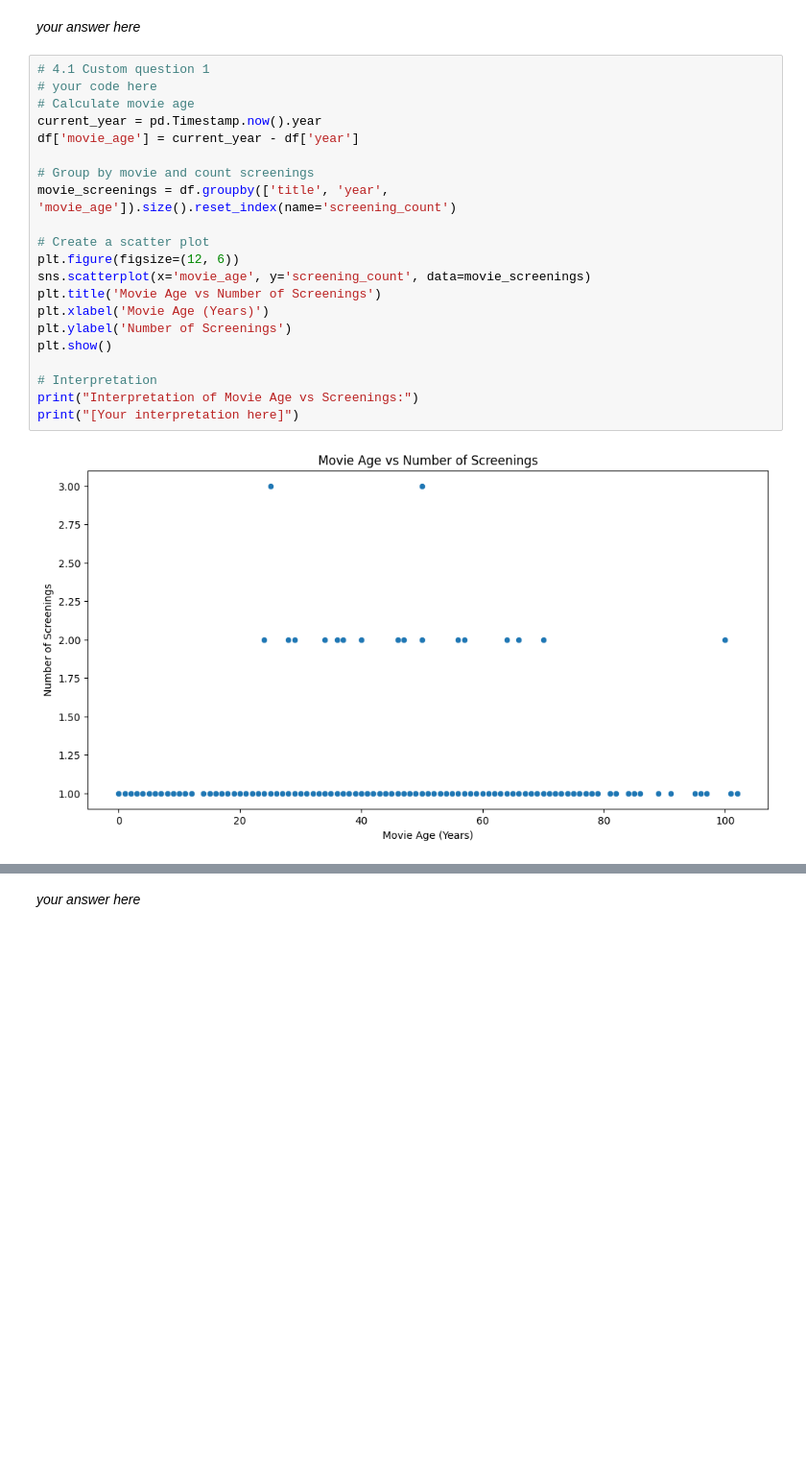
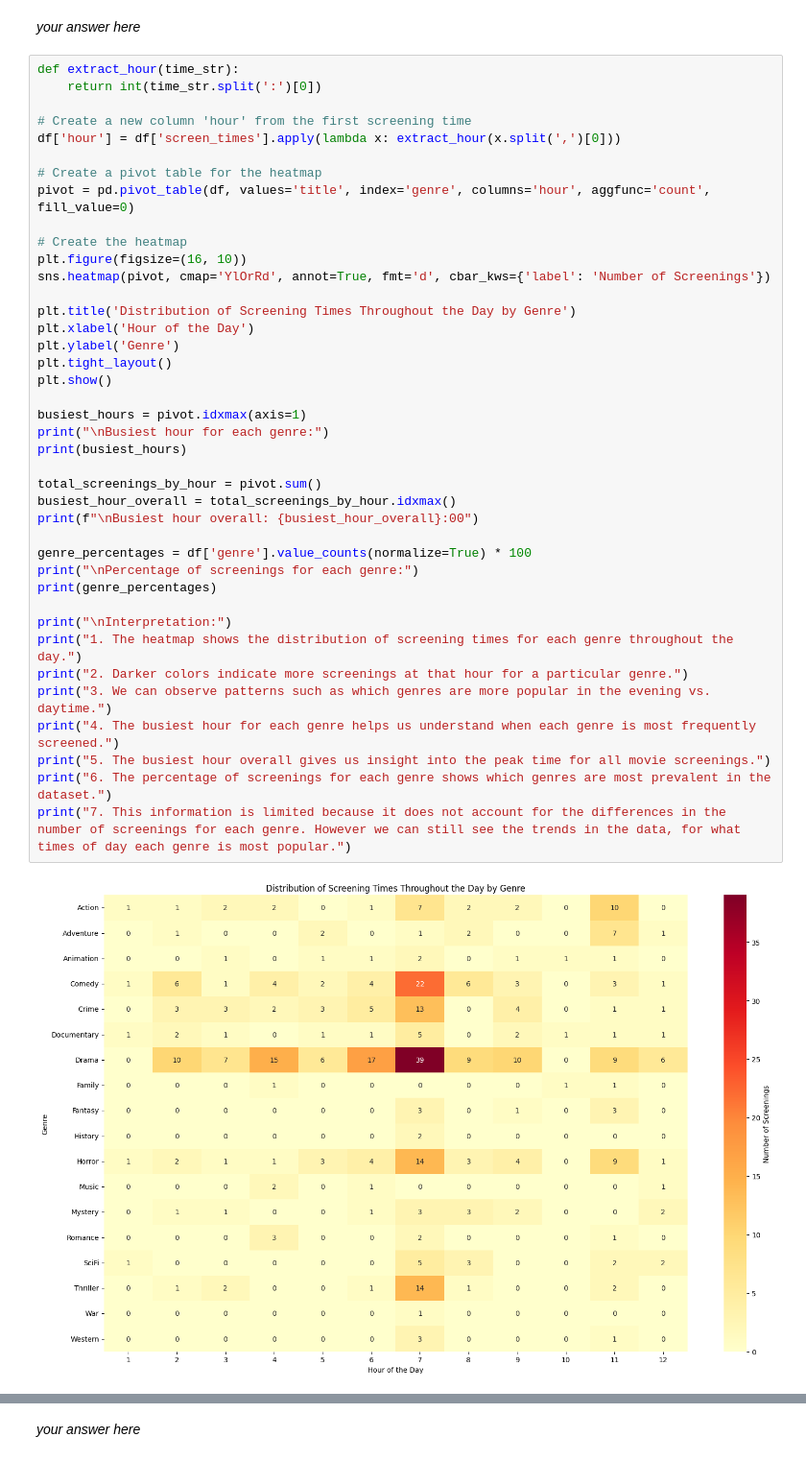
Before and after one commit to mdkrasnow/harvard, a Jupyter notebook: CS 109/cs1090a_hw1/cs1090a_hw1.ipynb, the cells around one changed output, grey strips where cells are left out. Shown: that part at 96% size. Drawn from its saved outputs; the diff is of its cells as text; blank space fills up the shorter version.

```diff
--- a/CS 109/cs1090a_hw1/cs1090a_hw1.ipynb
+++ b/CS 109/cs1090a_hw1/cs1090a_hw1.ipynb
@@ -728,25 +717,44 @@ Interpretation of Movie Year Analysis:
 # %% [markdown]
 *your answer here*
 # %%
-# 4.1 Custom question 1
-# your code here
-# Calculate movie age
-current_year = pd.Timestamp.now().year
-df['movie_age'] = current_year - df['year']
+def extract_hour(time_str):
+    return int(time_str.split(':')[0])
 
-# Group by movie and count screenings
-movie_screenings = df.groupby(['title', 'year', 'movie_age']).size().reset_index(name='screening_count')
+# Create a new column 'hour' from the first screening time
+df['hour'] = df['screen_times'].apply(lambda x: extract_hour(x.split(',')[0]))
 
-# Create a scatter plot
-plt.figure(figsize=(12, 6))
-sns.scatterplot(x='movie_age', y='screening_count', data=movie_screenings)
-plt.title('Movie Age vs Number of Screenings')
-plt.xlabel('Movie Age (Years)')
-plt.ylabel('Number of Screenings')
+# Create a pivot table for the heatmap
+pivot = pd.pivot_table(df, values='title', index='genre', columns='hour', aggfunc='count', fill_value=0)
+
+# Create the heatmap
+plt.figure(figsize=(16, 10))
+sns.heatmap(pivot, cmap='YlOrRd', annot=True, fmt='d', cbar_kws={'label': 'Number of Screenings'})
+
+plt.title('Distribution of Screening Times Throughout the Day by Genre')
+plt.xlabel('Hour of the Day')
+plt.ylabel('Genre')
+plt.tight_layout()
 plt.show()
 
-# Interpretation
-print("Interpretation of Movie Age vs Screenings:")
-print("[Your interpretation here]")
+busiest_hours = pivot.idxmax(axis=1)
+print("\nBusiest hour for each genre:")
+print(busiest_hours)
+
+total_screenings_by_hour = pivot.sum()
+busiest_hour_overall = total_screenings_by_hour.idxmax()
+print(f"\nBusiest hour overall: {busiest_hour_overall}:00")
+
+genre_percentages = df['genre'].value_counts(normalize=True) * 100
+print("\nPercentage of screenings for each genre:")
+print(genre_percentages)
+
+print("\nInterpretation:")
+print("1. The heatmap shows the distribution of screening times for each genre throughout the day.")
+print("2. Darker colors indicate more screenings at that hour for a particular genre.")
+print("3. We can observe patterns such as which genres are more popular in the evening vs. daytime.")
+print("4. The busiest hour for each genre helps us understand when each genre is most frequently screened.")
+print("5. The busiest hour overall gives us insight into the peak time for all movie screenings.")
+print("6. The percentage of screenings for each genre shows which genres are most prevalent in the dataset.")
+print("7. This information is limited because it does not account for the differences in the number of screenings for each genre. However we can still see the trends in the data, for what times of day each genre is most popular.")
 # %% [output]
-[figure, old version]
+[figure, new version]
```
Also changed, not shown: parts of 17 cells of this notebook, 3 other files.
